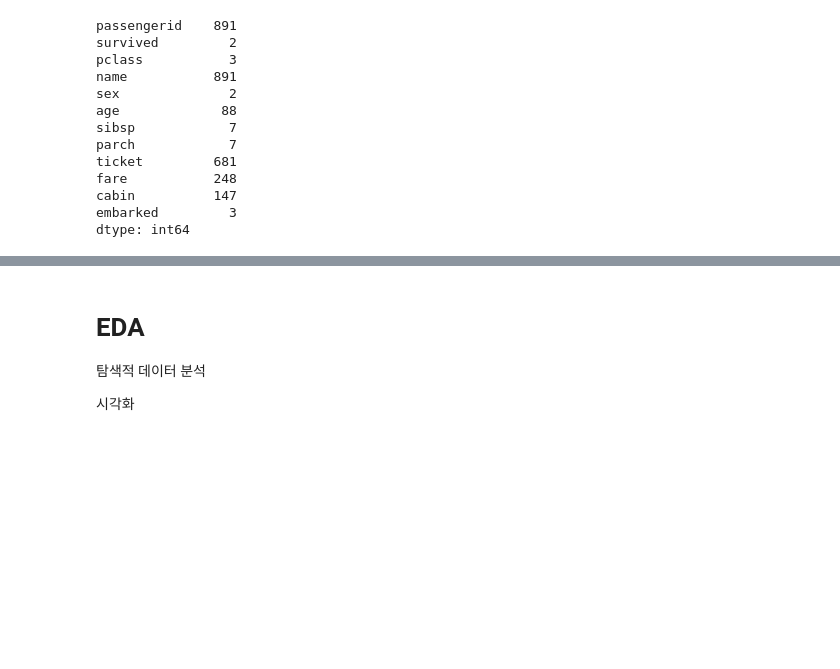
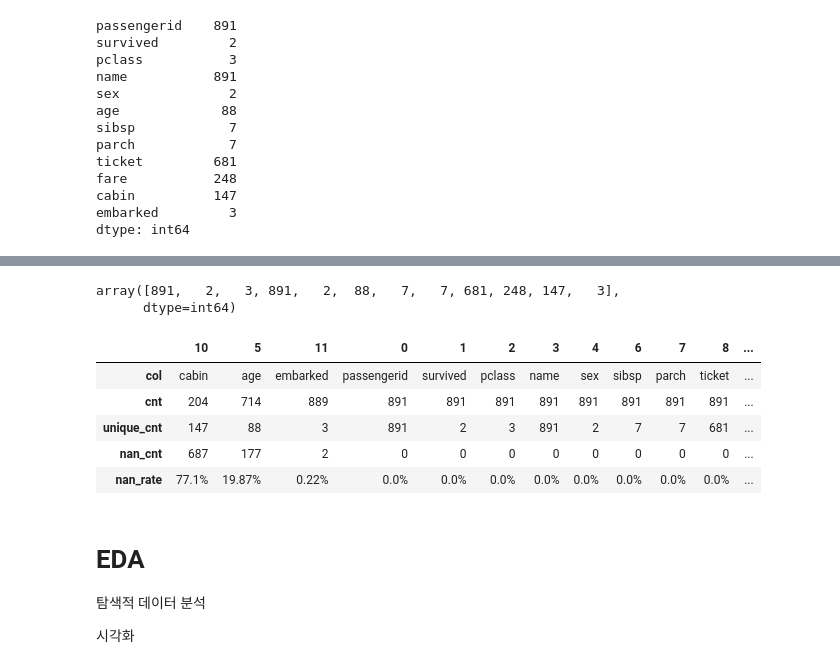
Before and after one commit to kkh1158/lecture, a Jupyter notebook: titanic/titanic.ipynb, the cells around one changed output, grey strips where cells are left out. Cells and saved outputs as stored; diff of their text form; code cells hidden in the pictures; blank space fills up the shorter version.

```diff
--- a/titanic/titanic.ipynb
+++ b/titanic/titanic.ipynb
@@ -164,0 +122,3 @@ dtype: int64
+# %%
+col = train.columns
+col
@@ -165,3 +158,23 @@ dtype: int64
+# %%
+unique_cnt = train.nunique().values
+unique_cnt
+# %% [output]
+array([891,   2,   3, 891,   2,  88,   7,   7, 681, 248, 147,   3],
+      dtype=int64)
+# %%
+res = pd.DataFrame(col, columns=['col'])
+res['cnt'] = cnt
+res['unique_cnt'] = unique_cnt
+res['nan_cnt'] = nan_cnt
+res['nan_rate'] = list(map(lambda x:str(x)+'%', nan_rate.round(2)))
+res.sort_values('nan_rate', ascending=False).T
+# %% [output]
+|  | 10 | 5 | 11 | 0 | 1 | 2 | 3 | 4 | 6 | 7 | 8 | ... |
+| col | cabin | age | embarked | passengerid | survived | pclass | name | sex | sibsp | parch | ticket | ... |
+| cnt | 204 | 714 | 889 | 891 | 891 | 891 | 891 | 891 | 891 | 891 | 891 | ... |
+| unique_cnt | 147 | 88 | 3 | 891 | 2 | 3 | 891 | 2 | 7 | 7 | 681 | ... |
+| nan_cnt | 687 | 177 | 2 | 0 | 0 | 0 | 0 | 0 | 0 | 0 | 0 | ... |
+| nan_rate | 77.1% | 19.87% | 0.22% | 0.0% | 0.0% | 0.0% | 0.0% | 0.0% | 0.0% | 0.0% | 0.0% | ... |
 # %% [markdown]
 # EDA
 
```
Also changed, not shown: parts of 22 cells of this notebook.
